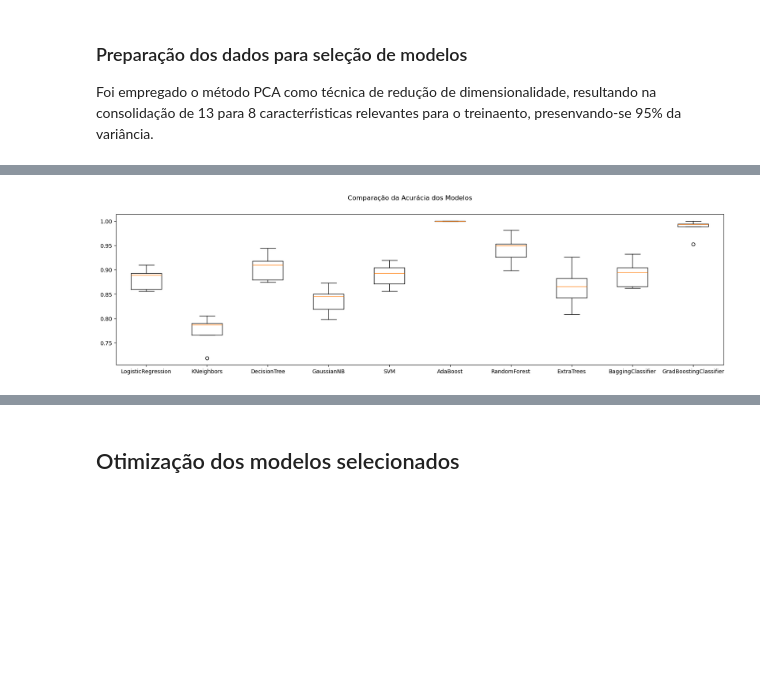
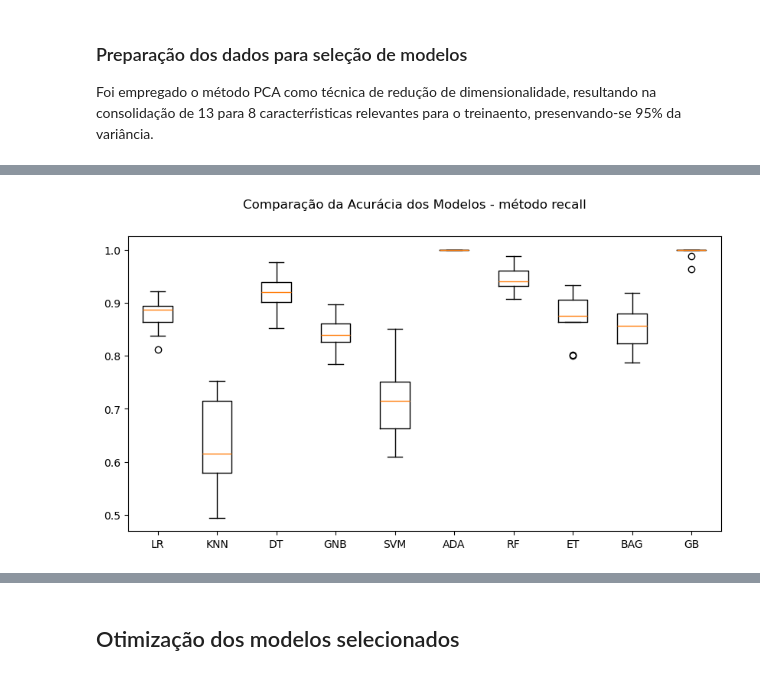
Before and after one commit to rogerioferreira/MVP-Machine_Learning-PUC-RIO, a Jupyter notebook: notebooks/hypertension_prediction.ipynb, the cells around one changed output, grey strips where cells are left out. Saved outputs shown, nothing was run; the diff lists cells and outputs as text; code cells hidden in the pictures; blank space fills up the shorter version.

Commit message:
inclusão de pipeline para avaliação dos modelos

```diff
--- a/notebooks/hypertension_prediction.ipynb
+++ b/notebooks/hypertension_prediction.ipynb
@@ -65,10 +63,10 @@ url = "https://raw.githubusercontent.com/rogerioferreira/MVP-Machine_Learning-PU
 
 if os.path.exists(data_path):
     # caraga do dataset localmente, caso presente
-    df = pd.read_csv(data_path)
+    df = pd.read_csv(data_path, delimiter=",")
 else:
     # caraga do dataset diretamente pelo Git Hub
-    df = pd.read_csv(url)
+    df = pd.read_csv(url, delimiter=",")
 # %% [markdown]
 ### Verificação da ocorrência de dados nulos no dataframe
 
@@ -267,35 +270,61 @@ X_std = scaler.fit_transform(X)
-# %%
-# separação dos conjuntos de treinamento e de teste
-X_train, X_test, y_train, y_test = train_test_split(
-    X_std, y, test_size=0.20, random_state=SEED
-)  # faz a divisão
-
-# criação dos folds para a validação cruzada
-num_particoes = 5  # número de folds da validação cruzada (3, 5, 10)
-kfold = KFold(
-    n_splits=num_particoes, shuffle=True, random_state=SEED
-)  # faz o particionamento em K folds
 # %%
-# pré-seleção dos modelos
+# criação de lista para armazenar os modelos
+models = []
 
-# criação de listas para armazenar os modelos, os resultados e os nomes dos modelos
-models = []
+# definição de parâmetros do classificador
+num_trees = 100
+max_features = 3
+
+# definição dos modelos para teste
+models.append(("LR", LogisticRegression(random_state=SEED, max_iter=200)))
+models.append(("KNN", KNeighborsClassifier()))
+models.append(("DT", DecisionTreeClassifier(random_state=SEED)))
+models.append(("GNB", GaussianNB()))
+models.append(("SVM", SVC(random_state=SEED)))
+
+
+models.append(("ADA", AdaBoostClassifier(random_state=SEED, n_estimators=num_trees)))
+models.append(
+    (
+        "RF",
+        RandomForestClassifier(
+            random_state=SEED, n_estimators=num_trees, max_features=max_features
+        ),
+    )
+)
+models.append(
+    (
+        "ET",
+        ExtraTreesClassifier(
+            random_state=SEED, n_estimators=num_trees, max_features=max_features
+        ),
+    )
+)
+models.append(
+    (
+        "BAG",
+        BaggingClassifier(
+            random_state=SEED, n_estimators=num_trees, max_features=max_features
+        ),
+    )
+)
+models.append(
+    (
+        "GB",
+        GradientBoostingClassifier(
+            random_state=SEED, n_estimators=num_trees, max_features=max_features
+        ),
+    )
+)
+
+
+# criação de listas para armazenar os resultados e os nomes dos modelos
 results = []
 names = []
+
+# criação de listas para armazenar as médias e os desvios padrão para geração de dataframe
 means = []
 std = []
-
-# definição dos modelos para teste
-models.append(("LogisticRegression", LogisticRegression(random_state=SEED)))
-models.append(("KNeighbors", KNeighborsClassifier()))
-models.append(("DecisionTree", DecisionTreeClassifier(random_state=SEED)))
-models.append(("GaussianNB", GaussianNB()))
-models.append(("SVM", SVC(random_state=SEED)))
-models.append(("AdaBoost", AdaBoostClassifier(random_state=SEED)))
-models.append(("RandomForest", RandomForestClassifier(random_state=SEED)))
-models.append(("ExtraTrees", ExtraTreesClassifier(random_state=SEED)))
-models.append(("BaggingClassifier", BaggingClassifier(random_state=SEED)))
-models.append(("GradBoostingClassifier", GradientBoostingClassifier(random_state=SEED)))
 
 
 # métricas mais relevantes para seleção dos modelos:
@@ -306,8 +335,8 @@ models.append(("GradBoostingClassifier", GradientBoostingClassifier(random_state
 # Curva ROC e AUC: Medem a capacidade do modelo de distinguir entre as classes.
 for name, model in models:
 
-    print(f"Treinando o modelo: {name}", end='\r')
-    cv_results = cross_val_score(model, X_train, y_train, cv=kfold, scoring="recall")
+    print(f"Treinando o modelo: {name}", end="\r")
+    cv_results = cross_val_score(model, X_train, y_train, cv=kfold, scoring=scoring)
 
     results.append(cv_results)
     names.append(name)
@@ -327,11 +356,11 @@ df_results = pd.DataFrame(
 )
 
 # exibição dos resultados
-print(df_results.set_index("Modelo").sort_values('Média', ascending=False))
+print(df_results.set_index("Modelo").sort_values("Média", ascending=False))
 
 # boxplot de comparação dos modelos
-fig = plt.figure(figsize=(20, 5))
-fig.suptitle("Comparação da Acurácia dos Modelos")
+fig = plt.figure(figsize=(10, 5))
+fig.suptitle(f"Comparação da Acurácia dos Modelos - método {scoring}")
 ax = fig.add_subplot(1, 1, 1)
 plt.boxplot(results)
 ax.set_xticklabels(names)
@@ -352 +381 @@ KNeighbors              0.773331       0.030114
-[figure, old version]
+[figure, new version]
```
Also changed, not shown: parts of 12 cells of this notebook.
